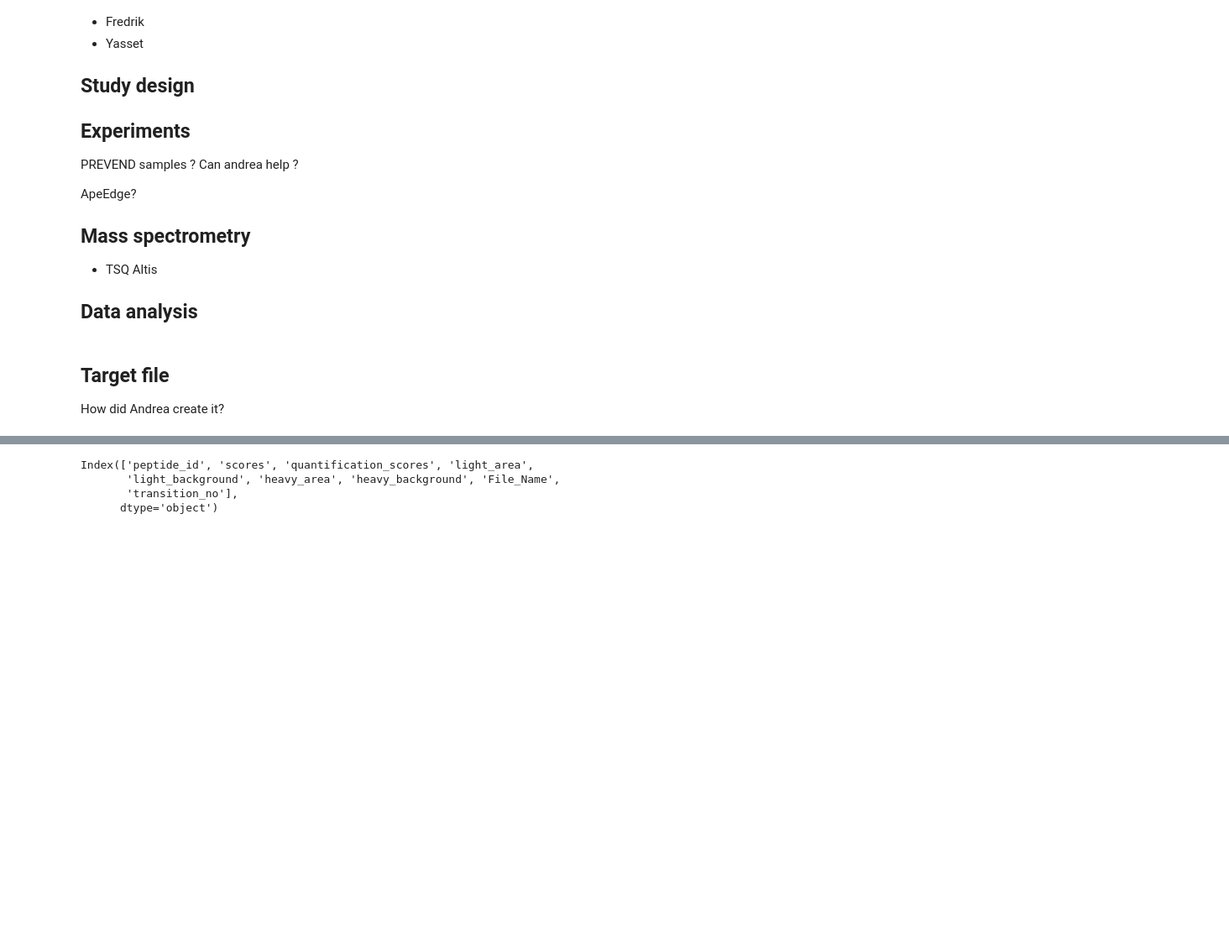
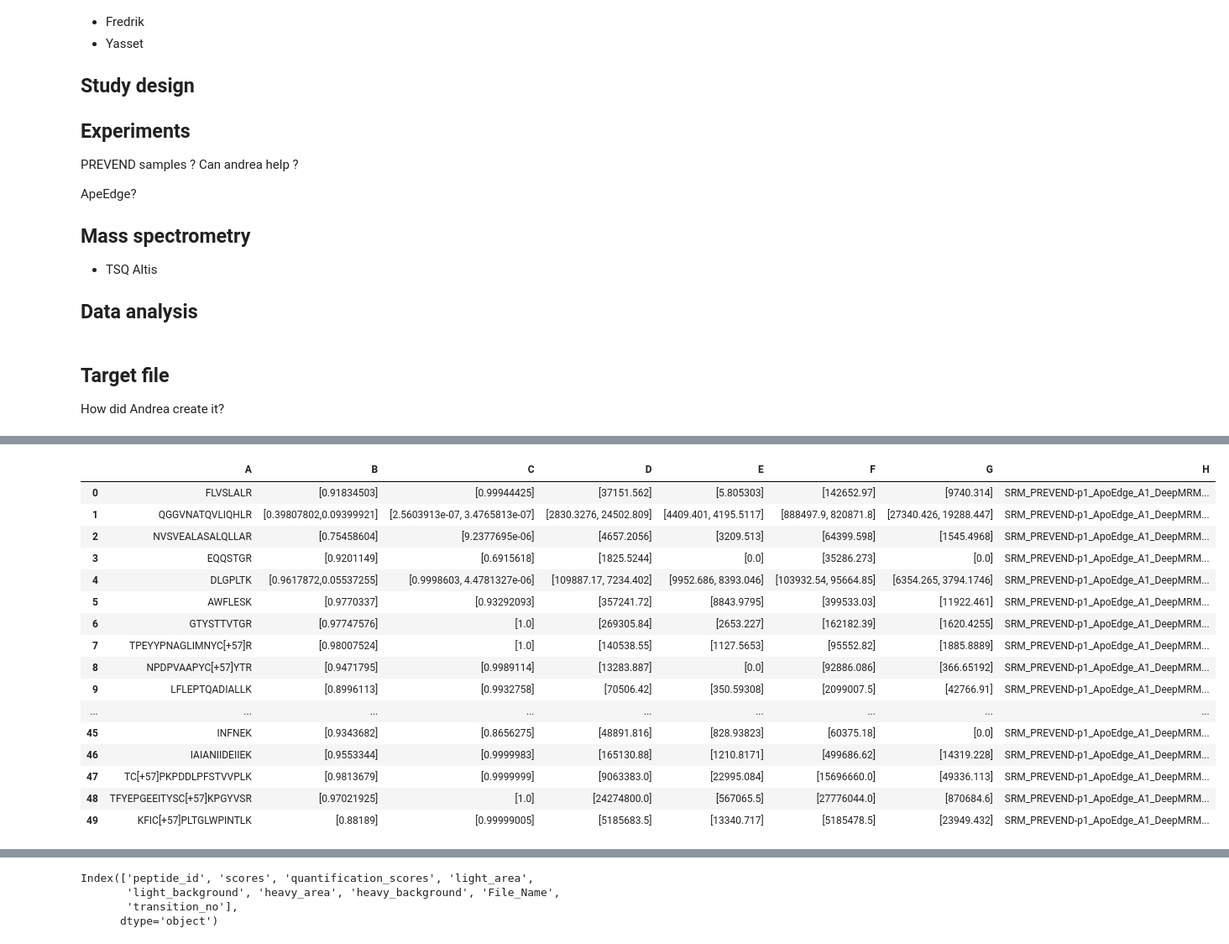
Before and after one commit to thanadol-git/deep-mrm-KTH, a Jupyter notebook: all_spread.ipynb, the cells around one changed output, grey strips where cells are left out. Shown at 84% size. Saved outputs shown, nothing was run; the diff lists cells and outputs as text; code cells hidden in the pictures; blank space fills up the shorter version.

```diff
--- a/all_spread.ipynb
+++ b/all_spread.ipynb
@@ -43,0 +42,32 @@ top1_df.head()
+# %%
+import pandas as pd
+import ast
+
+# Assuming all_df is already defined and contains the specified columns
+
+# Select columns
+selected_df = all_df[['peptide_id', 'quantification_scores', 'light_area',
+       'light_background', 'heavy_area', 'heavy_background', 'File_Name' ]]
+col_names = selected_df.columns
+
+# Rename selected column names to alphabet A, B, C, D, E, F, G
+selected_df.columns = ['A', 'B', 'C', 'D', 'E', 'F', 'G']
+
+# Display the first few rows of the DataFrame before extraction
+print("DataFrame before extraction:")
+print(selected_df.head())
+
+# Convert columns B, C, D, E, and F to lists of numbers if they are not already
+for col in ['B', 'C', 'D', 'E', 'F']:
+    selected_df[col] = selected_df[col].apply(lambda x: ast.literal_eval(x) if isinstance(x, str) else x)
+
+# Display the first few rows of the DataFrame after conversion
+print("DataFrame after conversion to lists:")
+print(selected_df.head())
+
+# Explode the lists in columns B, C, D, E, and F
+exploded_df = selected_df.explode(['B', 'C', 'D', 'E', 'F'])
+
+# Display the first few rows of the exploded DataFrame
+print("Exploded DataFrame:")
+exploded_df.head()
@@ -43,0 +103,20 @@ top1_df.head()
+# %%
+selected_df.head(50)
+# %% [output]
+|  | A | B | C | D | E | F | G | H |
+| 0 | FLVSLALR | [0.91834503] | [0.99944425] | [37151.562] | [5.805303] | [142652.97] | [9740.314] | SRM_PREVEND-p1_ApoEdge_A1_DeepMRM... |
+| 1 | QGGVNATQVLIQHLR | [0.39807802,0.09399921] | [2.5603913e-07, 3.4765813e-07] | [2830.3276, 24502.809] | [4409.401, 4195.5117] | [888497.9, 820871.8] | [27340.426, 19288.447] | SRM_PREVEND-p1_ApoEdge_A1_DeepMRM... |
+| 2 | NVSVEALASALQLLAR | [0.75458604] | [9.2377695e-06] | [4657.2056] | [3209.513] | [64399.598] | [1545.4968] | SRM_PREVEND-p1_ApoEdge_A1_DeepMRM... |
+| 3 | EQQSTGR | [0.9201149] | [0.6915618] | [1825.5244] | [0.0] | [35286.273] | [0.0] | SRM_PREVEND-p1_ApoEdge_A1_DeepMRM... |
+| 4 | DLGPLTK | [0.9617872,0.05537255] | [0.9998603, 4.4781327e-06] | [109887.17, 7234.402] | [9952.686, 8393.046] | [103932.54, 95664.85] | [6354.265, 3794.1746] | SRM_PREVEND-p1_ApoEdge_A1_DeepMRM... |
+| 5 | AWFLESK | [0.9770337] | [0.93292093] | [357241.72] | [8843.9795] | [399533.03] | [11922.461] | SRM_PREVEND-p1_ApoEdge_A1_DeepMRM... |
+| 6 | GTYSTTVTGR | [0.97747576] | [1.0] | [269305.84] | [2653.227] | [162182.39] | [1620.4255] | SRM_PREVEND-p1_ApoEdge_A1_DeepMRM... |
+| 7 | TPEYYPNAGLIMNYC[+57]R | [0.98007524] | [1.0] | [140538.55] | [1127.5653] | [95552.82] | [1885.8889] | SRM_PREVEND-p1_ApoEdge_A1_DeepMRM... |
+| 8 | NPDPVAAPYC[+57]YTR | [0.9471795] | [0.9989114] | [13283.887] | [0.0] | [92886.086] | [366.65192] | SRM_PREVEND-p1_ApoEdge_A1_DeepMRM... |
+| 9 | LFLEPTQADIALLK | [0.8996113] | [0.9932758] | [70506.42] | [350.59308] | [2099007.5] | [42766.91] | SRM_PREVEND-p1_ApoEdge_A1_DeepMRM... |
+| ... | ... | ... | ... | ... | ... | ... | ... | ... |
+| 45 | INFNEK | [0.9343682] | [0.8656275] | [48891.816] | [828.93823] | [60375.18] | [0.0] | SRM_PREVEND-p1_ApoEdge_A1_DeepMRM... |
+| 46 | IAIANIIDEIIEK | [0.9553344] | [0.9999983] | [165130.88] | [1210.8171] | [499686.62] | [14319.228] | SRM_PREVEND-p1_ApoEdge_A1_DeepMRM... |
+| 47 | TC[+57]PKPDDLPFSTVVPLK | [0.9813679] | [0.9999999] | [9063383.0] | [22995.084] | [15696660.0] | [49336.113] | SRM_PREVEND-p1_ApoEdge_A1_DeepMRM... |
+| 48 | TFYEPGEEITYSC[+57]KPGYVSR | [0.97021925] | [1.0] | [24274800.0] | [567065.5] | [27776044.0] | [870684.6] | SRM_PREVEND-p1_ApoEdge_A1_DeepMRM... |
+| 49 | KFIC[+57]PLTGLWPINTLK | [0.88189] | [0.99999005] | [5185683.5] | [13340.717] | [5185478.5] | [23949.432] | SRM_PREVEND-p1_ApoEdge_A1_DeepMRM... |
```
Also changed, not shown: parts of 8 cells of this notebook.
